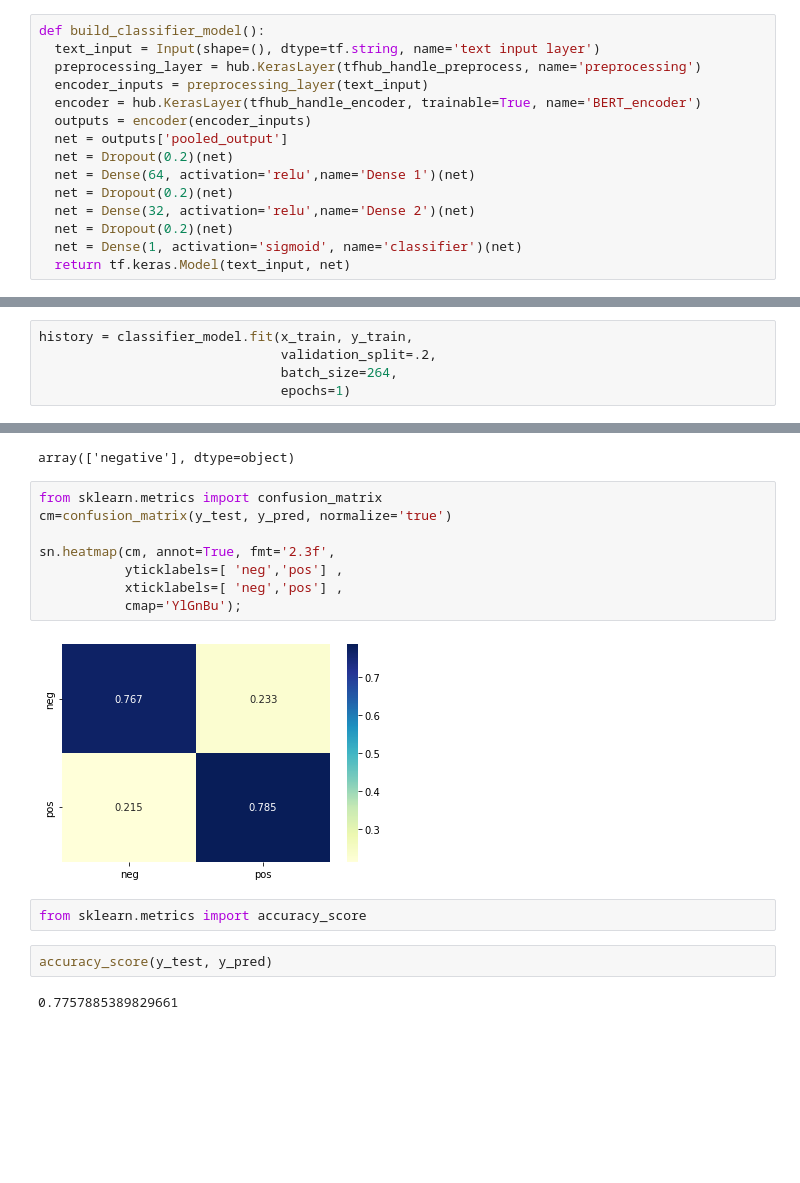
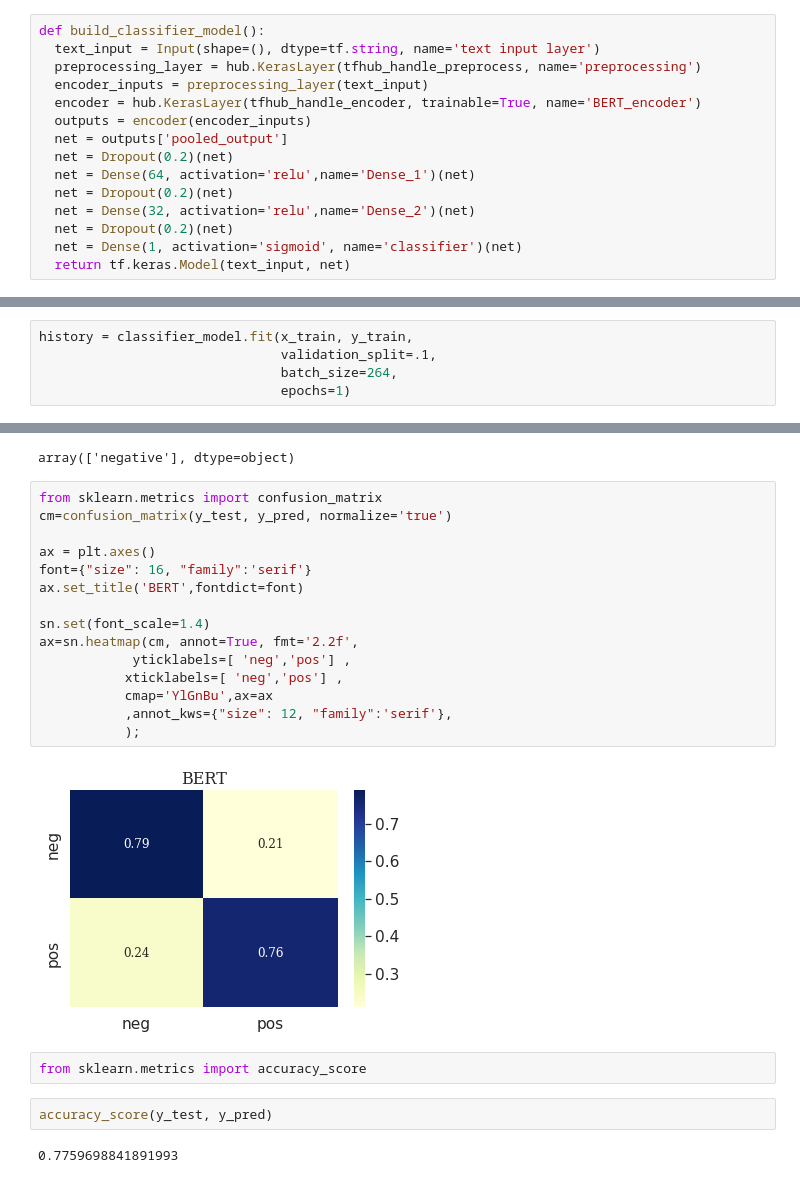
Before and after one commit to Sedighe-Raeisi/NLP-Sentiment-Analysis-, a Jupyter notebook: Tweet_Sentiment_BERT.ipynb, the cells around one changed output, grey strips where cells are left out. Saved outputs shown, nothing was run; the diff lists cells and outputs as text; blank space fills up the shorter version.

```diff
--- a/Tweet_Sentiment_BERT.ipynb
+++ b/Tweet_Sentiment_BERT.ipynb
@@ -258,9 +258,9 @@ def build_classifier_model():
   outputs = encoder(encoder_inputs)
   net = outputs['pooled_output']
   net = Dropout(0.2)(net)
-  net = Dense(64, activation='relu',name='Dense 1')(net)
+  net = Dense(64, activation='relu',name='Dense_1')(net)
   net = Dropout(0.2)(net)
-  net = Dense(32, activation='relu',name='Dense 2')(net)
+  net = Dense(32, activation='relu',name='Dense_2')(net)
   net = Dropout(0.2)(net)
   net = Dense(1, activation='sigmoid', name='classifier')(net)
   return tf.keras.Model(text_input, net)
@@ -311,7 +311,7 @@ classifier_model.compile(optimizer=
                          metrics='accuracy')
 # %%
 history = classifier_model.fit(x_train, y_train,
-                               validation_split=.2,
+                               validation_split=.1,
                                batch_size=264,
                                epochs=1)
 # %% [output]
@@ -369,16 +367,23 @@ array(['negative'], dtype=object)
 # %%
 from sklearn.metrics import confusion_matrix
 cm=confusion_matrix(y_test, y_pred, normalize='true')
 
-sn.heatmap(cm, annot=True, fmt='2.3f',
-           yticklabels=[ 'neg','pos'] ,
+ax = plt.axes()
+font={"size": 16, "family":'serif'}
+ax.set_title('BERT',fontdict=font)
+
+sn.set(font_scale=1.4)
+ax=sn.heatmap(cm, annot=True, fmt='2.2f',
+            yticklabels=[ 'neg','pos'] ,
            xticklabels=[ 'neg','pos'] ,
-           cmap='YlGnBu');
+           cmap='YlGnBu',ax=ax
+           ,annot_kws={"size": 12, "family":'serif'},
+           );
 # %% [output]
-[figure, old version]
+[figure, new version]
 # %%
 from sklearn.metrics import accuracy_score
 # %%
 accuracy_score(y_test, y_pred)
 # %% [output]
-0.7757885389829661
+0.7759698841891993
```
Also changed, not shown: parts of 6 cells of this notebook.
